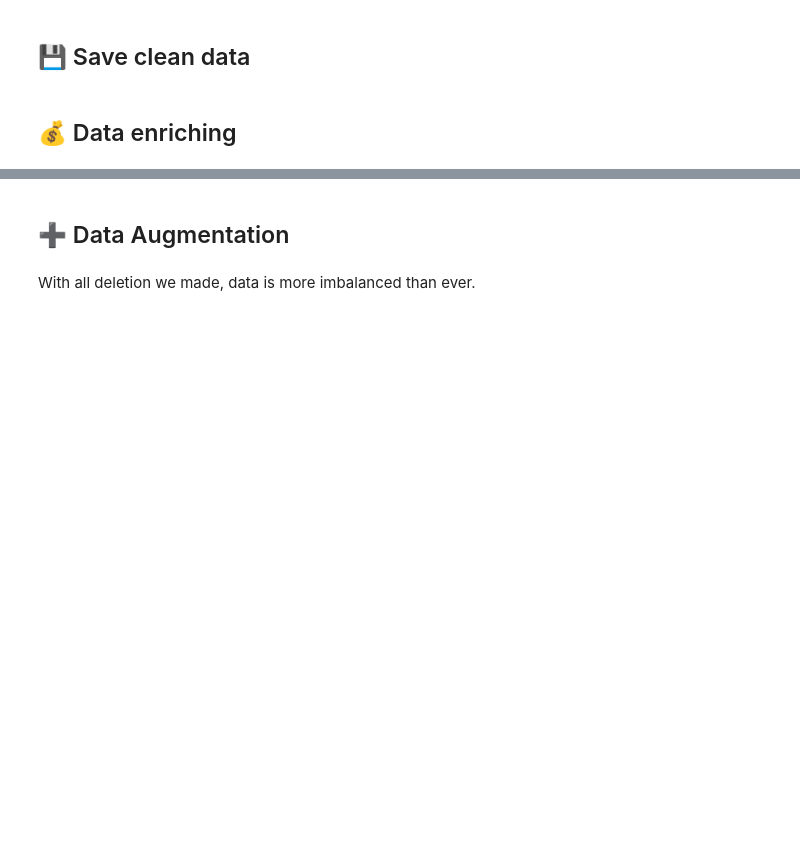
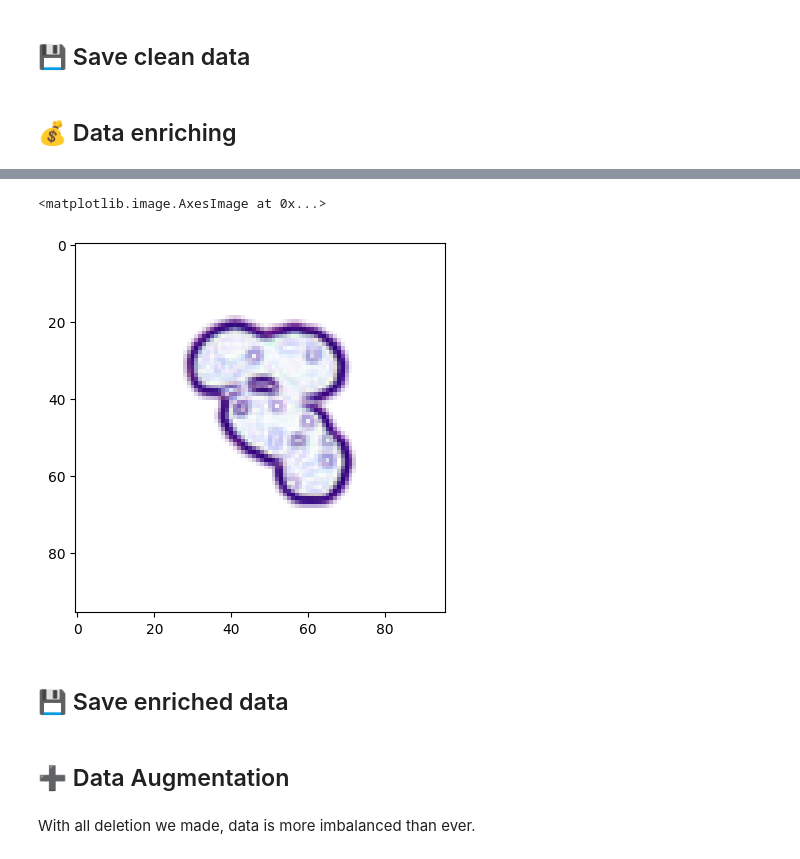
Before and after one commit to sissamatteo29/ANN_Cell_Classification, a Jupyter notebook: data_wrangling.ipynb, the cells around one changed output, grey strips where cells are left out. Saved outputs shown, nothing was run; the diff lists cells and outputs as text; code cells hidden in the pictures; blank space fills up the shorter version.

```diff
--- a/data_wrangling.ipynb
+++ b/data_wrangling.ipynb
@@ -343,0 +326,6 @@ for i in range(3):
+# %%
+def edge_highlighting(image):
+    image = (image * 255).astype(np.uint8)
+    siloutte = get_siloutte(image, 120, gray=False, plot=False)
+    gradient_orig = get_gradient(siloutte)
+    return gradient_orig
@@ -343,0 +337,7 @@ for i in range(3):
+# %%
+plt.imshow(x_enriched[2])
+# %% [output]
+<matplotlib.image.AxesImage at 0x...>
+[figure, added]
+# %% [markdown]
+## 💾 Save enriched data
```
Also changed, not shown: parts of 16 cells of this notebook.
